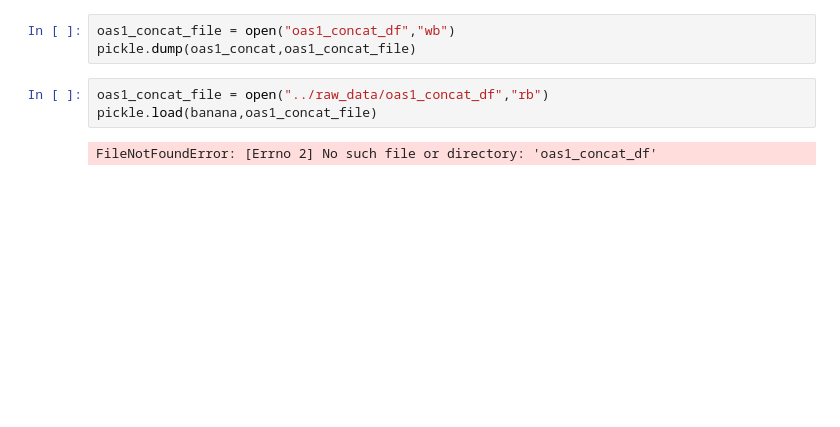
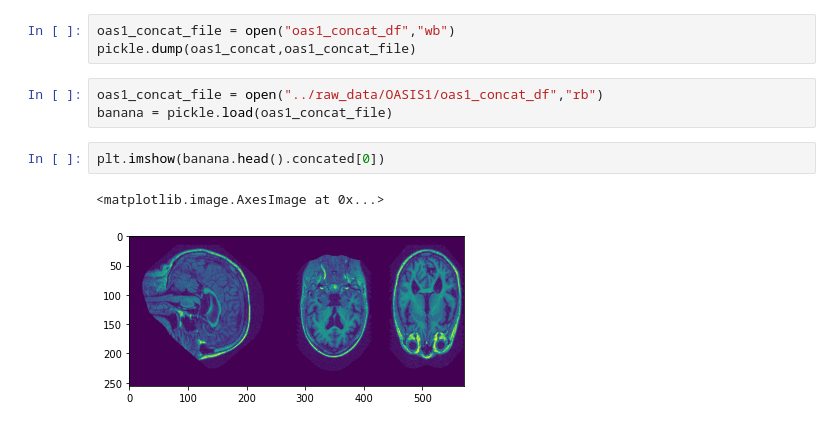
Before and after one commit to mkvph0ch/memobrain, a Jupyter notebook: notebooks/OAS1_concat_notebook.ipynb, the cells around one changed output. Cells and saved outputs as stored; diff of their text form; blank space fills up the shorter version.

```diff
--- a/notebooks/OAS1_concat_notebook.ipynb
+++ b/notebooks/OAS1_concat_notebook.ipynb
@@ -364,7 +364,10 @@ oas1_concat.head()
 oas1_concat_file = open("oas1_concat_df","wb")
 pickle.dump(oas1_concat,oas1_concat_file)
 # %%
-oas1_concat_file = open("../raw_data/oas1_concat_df","rb")
-pickle.load(banana,oas1_concat_file)
+oas1_concat_file = open("../raw_data/OASIS1/oas1_concat_df","rb")
+banana = pickle.load(oas1_concat_file)
-# %% [output]
-FileNotFoundError: [Errno 2] No such file or directory: 'oas1_concat_df'
+# %%
+plt.imshow(banana.head().concated[0])
+# %% [output]
+<matplotlib.image.AxesImage at 0x...>
+[figure, added]
```
